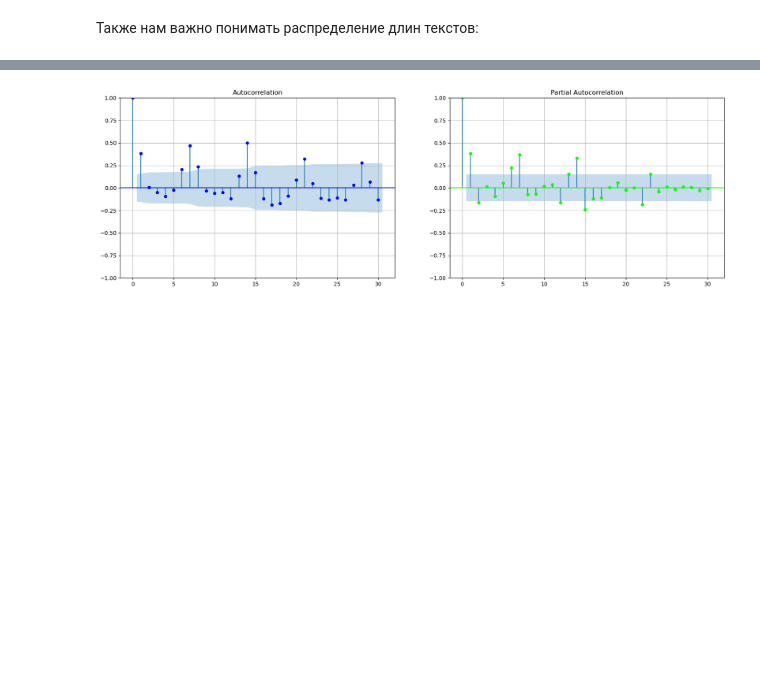
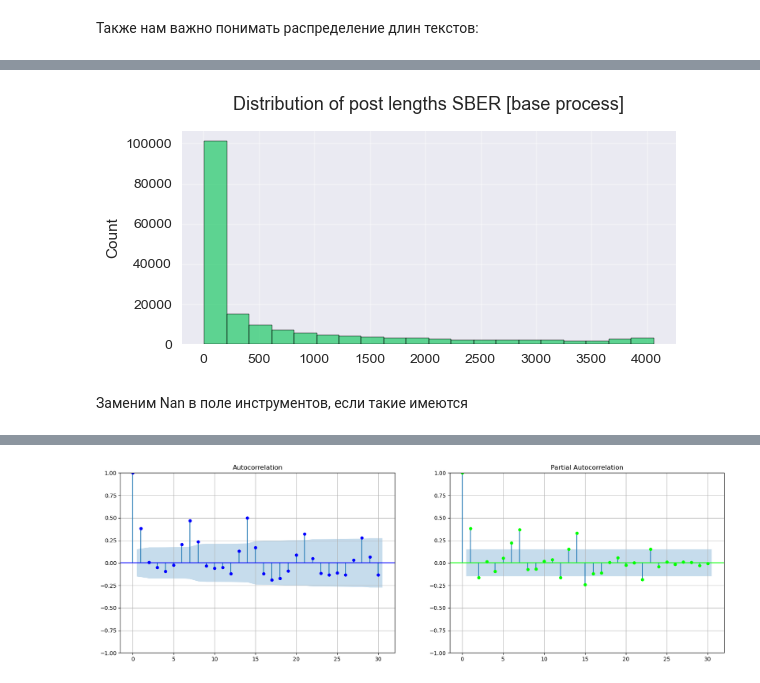
Before and after one commit to ez3nx/Bachelor-s-Thesis-HSE-25, a Jupyter notebook: tpulse_parsing/notebooks/pulse_parser_sber.ipynb, the cells around one changed output, grey strips where cells are left out. Saved outputs shown, nothing was run; the diff lists cells and outputs as text; code cells hidden in the pictures; blank space fills up the shorter version.

```diff
--- a/tpulse_parsing/notebooks/pulse_parser_sber.ipynb
+++ b/tpulse_parsing/notebooks/pulse_parser_sber.ipynb
@@ -194,0 +96,19 @@ fig.show()
+# %%
+def preprocess_text_base(text):
+    # Базовая предобработка
+    text = re.sub(r'http\S+|www\S+|https\S+', '', text)  # Удаление URLs
+    text = re.sub(r'<.*?>', '', text)  # Удаление HTML тегов
+    text = re.sub(r'#\w+', '', text)  # Удаление хэштегов
+
+    return text.strip()
+# %%
+tqdm.pandas()
+sber_posts_2023['content_base'] = sber_posts_2023['content'].progress_apply(preprocess_text_base)
+# %%
+sber_posts_2023["post_len_base"] = sber_posts_2023["content_base"].apply(len)
+
+plot_posts_length(sber_posts_2023, "SBER [base process]", "post_len_base", "")
+# %% [output]
+[figure, added]
+# %% [markdown]
+Заменим Nan в поле инструментов, если такие имеются
```
Also changed, not shown: parts of 50 cells of this notebook, 2 other files.
